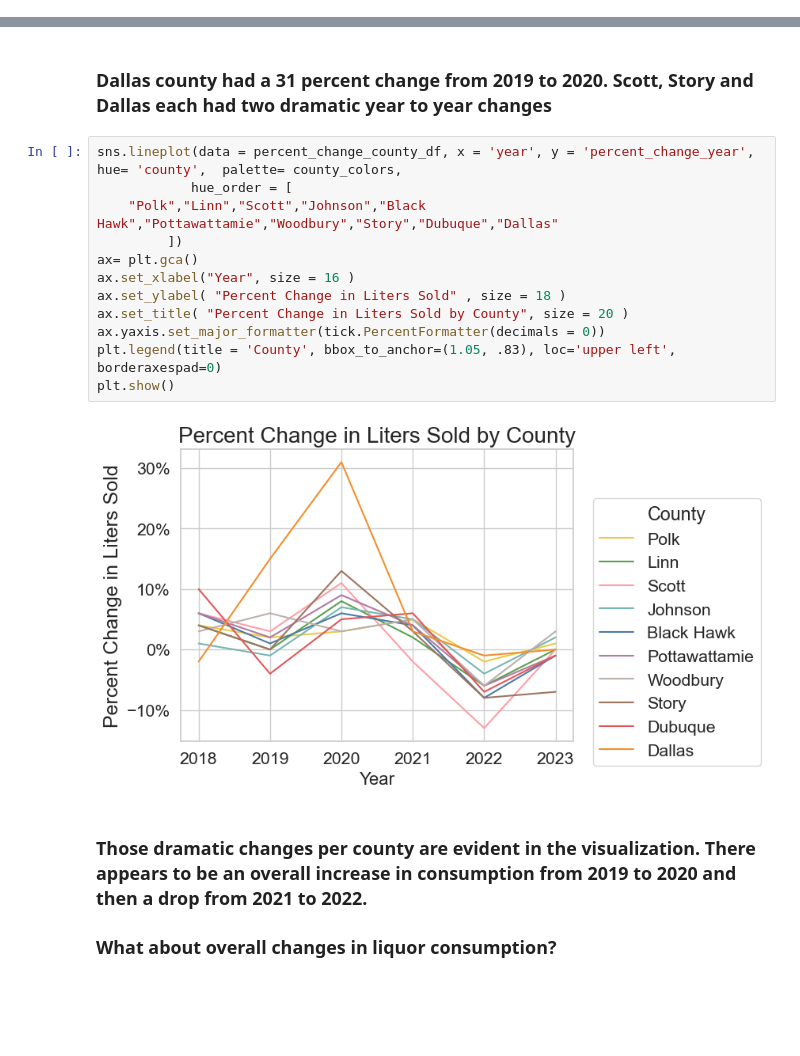
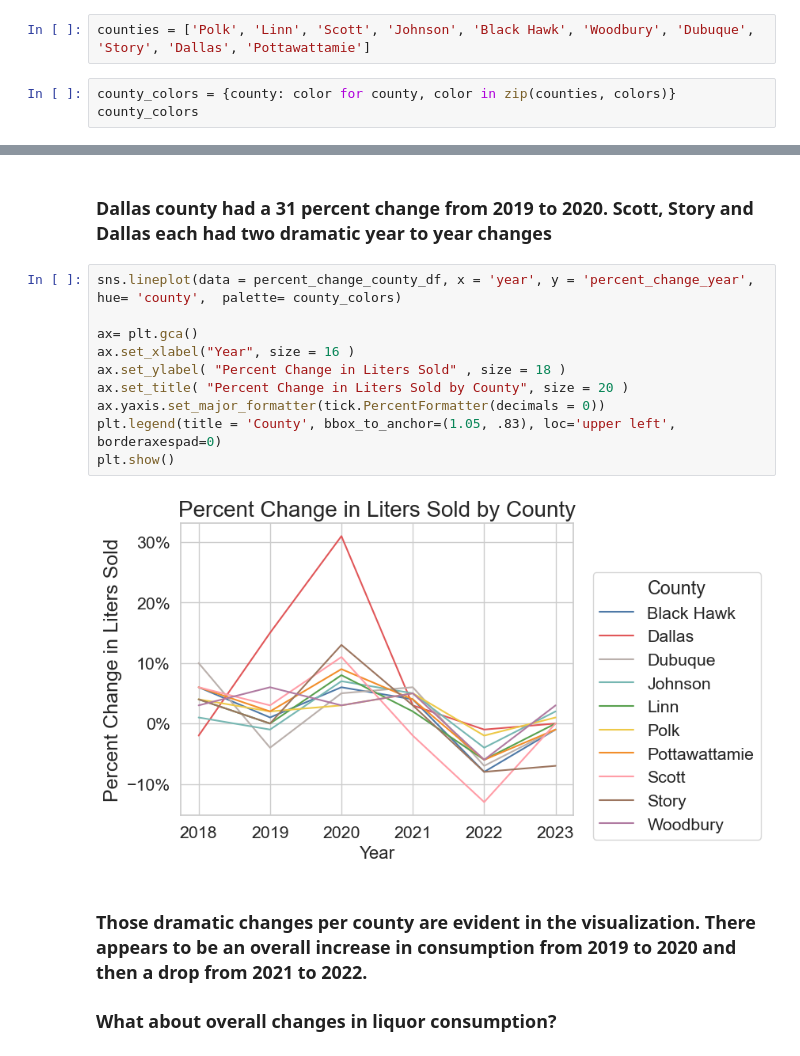
Before and after one commit to amoutafian/iowa_liquor_project, a Jupyter notebook: Iowa _liquor_exploratory_analysis.ipynb, the cells around one changed output, grey strips where cells are left out. Saved outputs shown, nothing was run; the diff lists cells and outputs as text; blank space fills up the shorter version.

```diff
--- a/Iowa _liquor_exploratory_analysis.ipynb
+++ b/Iowa _liquor_exploratory_analysis.ipynb
@@ -28,3 +28,8 @@ sns.color_palette(county_colors)
  (0.611764705882353, 0.4588235294117647, 0.37254901960784315),
  (0.8823529411764706, 0.3411764705882353, 0.34901960784313724),
  (0.9490196078431372, 0.5568627450980392, 0.16862745098039217)]
+# %%
+counties = ['Polk', 'Linn', 'Scott', 'Johnson', 'Black Hawk', 'Woodbury', 'Dubuque', 'Story', 'Dallas', 'Pottawattamie']
+# %%
+county_colors = {county: color for county, color in zip(counties, colors)}
+county_colors
@@ -446,19 +424,17 @@ dramatic_perc_change_df
 # %% [markdown]
 ### Dallas county had a 31 percent change from 2019 to 2020. Scott, Story and Dallas each had two dramatic year to year changes
 # %%
-sns.lineplot(data = percent_change_county_df, x = 'year', y = 'percent_change_year', hue= 'county',  palette= county_colors,
-            hue_order = [
-    "Polk","Linn","Scott","Johnson","Black Hawk","Pottawattamie","Woodbury","Story","Dubuque","Dallas"
-         ])
+sns.lineplot(data = percent_change_county_df, x = 'year', y = 'percent_change_year', hue= 'county',  palette= county_colors)
+
 ax= plt.gca()
 ax.set_xlabel("Year", size = 16 )
 ax.set_ylabel( "Percent Change in Liters Sold" , size = 18 )
 ax.set_title( "Percent Change in Liters Sold by County", size = 20 )
 ax.yaxis.set_major_formatter(tick.PercentFormatter(decimals = 0))
 plt.legend(title = 'County', bbox_to_anchor=(1.05, .83), loc='upper left', borderaxespad=0)
 plt.show()
 # %% [output]
-[figure, old version]
+[figure, new version]
 # %% [markdown]
 ### Those dramatic changes per county are evident in the visualization. There appears to be an overall increase in consumption from 2019 to 2020 and then a drop from 2021 to 2022.
 ### What about overall changes in liquor consumption?
```
Also changed, not shown: parts of 22 cells of this notebook, 1 other file.
